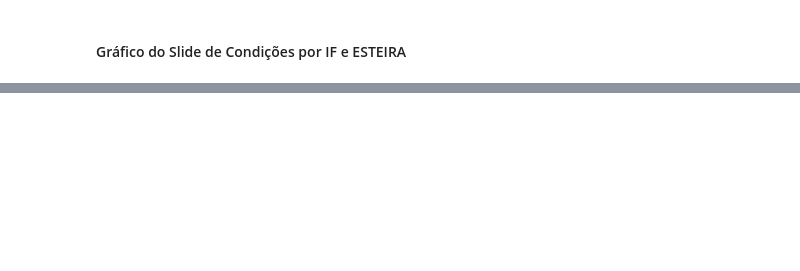
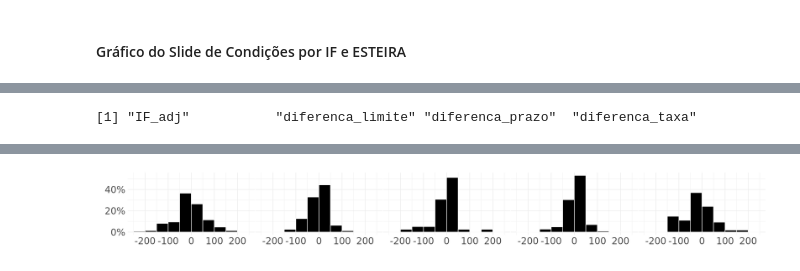
Before and after one commit to guilhermefigueira-dev/projeto_vencedores, a Jupyter notebook: repositorio_SQL/projeto_concorrencia/graficos_R.ipynb, the cells around one changed output, grey strips where cells are left out. Cells and saved outputs as stored; diff of their text form; code cells hidden in the pictures; blank space fills up the shorter version.

```diff
--- a/repositorio_SQL/projeto_concorrencia/graficos_R.ipynb
+++ b/repositorio_SQL/projeto_concorrencia/graficos_R.ipynb
@@ -908,0 +887,2 @@ print(p)
+# %%
+base_clientes_perdidos = read_csv('base_clientes_perdidos.csv')
@@ -908,0 +900,36 @@ print(p)
+# %%
+colnames(base_clientes_perdidos_inter)
+# %% [output]
+[1] "IF_adj"           "diferenca_limite" "diferenca_prazo"  "diferenca_taxa"
+# %%
+# Carregar as bibliotecas
+library(ggplot2)
+library(scales)
+
+# Filtrar a base
+base_clientes_perdidos_ = base_clientes_perdidos %>%
+  filter(IF_adj %in% c("Pagseguro","Nubank","C6 Bank","Banco Inter","Mercado Pago"))
+
+# Criar os histogramas
+ggplot(base_clientes_perdidos_, aes(x = diferenca_limite, y = after_stat(count / tapply(count, PANEL, sum)[PANEL]))) +
+  geom_histogram(
+    binwidth = 50000,
+    boundary = 0,
+    fill = "black",
+    color = "white"
+  ) +
+  facet_wrap(~ IF_adj, nrow = 1) +
+  scale_y_continuous(labels = label_percent()) + # Agora cada banco vai até 1 (100%)
+  scale_x_continuous(
+    limits = c(-250000, 250000),
+    labels = label_number(scale = 1e-3)
+  ) +
+  labs(x = "", y = "") +
+  theme_minimal() +
+  theme(
+    axis.text.x = element_text(size = 20),
+    axis.text.y = element_text(size = 20),
+    strip.text = element_blank(),
+    panel.spacing = unit(0.1, "lines")
+  )
+# %% [output]
@@ -908,0 +938 @@ print(p)
+[figure, added]
```
Also changed, not shown: parts of 21 cells of this notebook, 3 other files.
